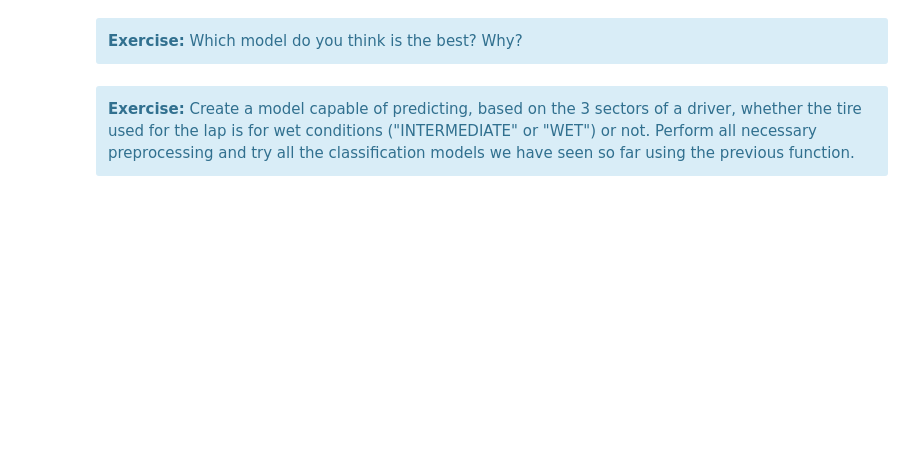
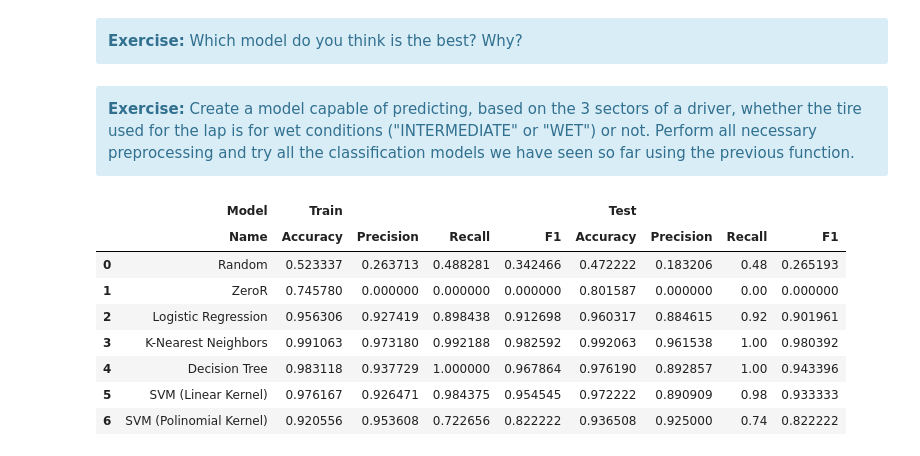
Before and after one commit to UO288511/Inteligentes, a Jupyter notebook: PL3/Lab3.1-Classification.ipynb, the cells around one changed output. Saved outputs shown, nothing was run; the diff lists cells and outputs as text; code cells hidden in the pictures; blank space fills up the shorter version.

```diff
--- a/PL3/Lab3.1-Classification.ipynb
+++ b/PL3/Lab3.1-Classification.ipynb
@@ -538,0 +660,35 @@ train_and_eval(X_std, Y, X_test_std, Y_test)
+# %%
+data_lluvia=data[["Sector1Time", "Sector2Time", "Sector3Time", "Compound"]].copy()
+
+data_lluvia["Sector1Time"]=data_lluvia["Sector1Time"].dt.total_seconds()
+data_lluvia["Sector2Time"]=data_lluvia["Sector2Time"].dt.total_seconds()
+data_lluvia["Sector3Time"]=data_lluvia["Sector3Time"].dt.total_seconds()
+
+data_lluvia["Class"]=data_lluvia["Compound"].apply(lambda x: 1 if (x=="WET" or x=="INTERMEDIATE") else 0)
+
+
+data_lluvia_train, data_lluvia_test=train_test_split(data_lluvia, test_size=0.2, random_state=seed)
+
+X_train = data_lluvia_train[['Sector1Time', 'Sector2Time', 'Sector3Time']]
+Y_train = data_lluvia_train['Class']
+# %%
+
+X_test = data_lluvia_test[['Sector1Time', 'Sector2Time', 'Sector3Time']]
+Y_test = data_lluvia_test['Class']
+
+
+scaler = StandardScaler()
+X_train_std = scaler.fit_transform(X_train)
+X_test_std = scaler.transform(X_test)
+
+train_and_eval(X_train_std, Y_train, X_test_std,Y_test)
+# %% [output]
+|  | Model | Train |  |  |  | Test |  |  |  |
+|  | Name | Accuracy | Precision | Recall | F1 | Accuracy | Precision | Recall | F1 |
+| 0 | Random | 0.523337 | 0.263713 | 0.488281 | 0.342466 | 0.472222 | 0.183206 | 0.48 | 0.265193 |
+| 1 | ZeroR | 0.745780 | 0.000000 | 0.000000 | 0.000000 | 0.801587 | 0.000000 | 0.00 | 0.000000 |
+| 2 | Logistic Regression | 0.956306 | 0.927419 | 0.898438 | 0.912698 | 0.960317 | 0.884615 | 0.92 | 0.901961 |
+| 3 | K-Nearest Neighbors | 0.991063 | 0.973180 | 0.992188 | 0.982592 | 0.992063 | 0.961538 | 1.00 | 0.980392 |
+| 4 | Decision Tree | 0.983118 | 0.937729 | 1.000000 | 0.967864 | 0.976190 | 0.892857 | 1.00 | 0.943396 |
+| 5 | SVM (Linear Kernel) | 0.976167 | 0.926471 | 0.984375 | 0.954545 | 0.972222 | 0.890909 | 0.98 | 0.933333 |
+| 6 | SVM (Polinomial Kernel) | 0.920556 | 0.953608 | 0.722656 | 0.822222 | 0.936508 | 0.925000 | 0.74 | 0.822222 |
```
Also changed, not shown: parts of 21 cells of this notebook.
